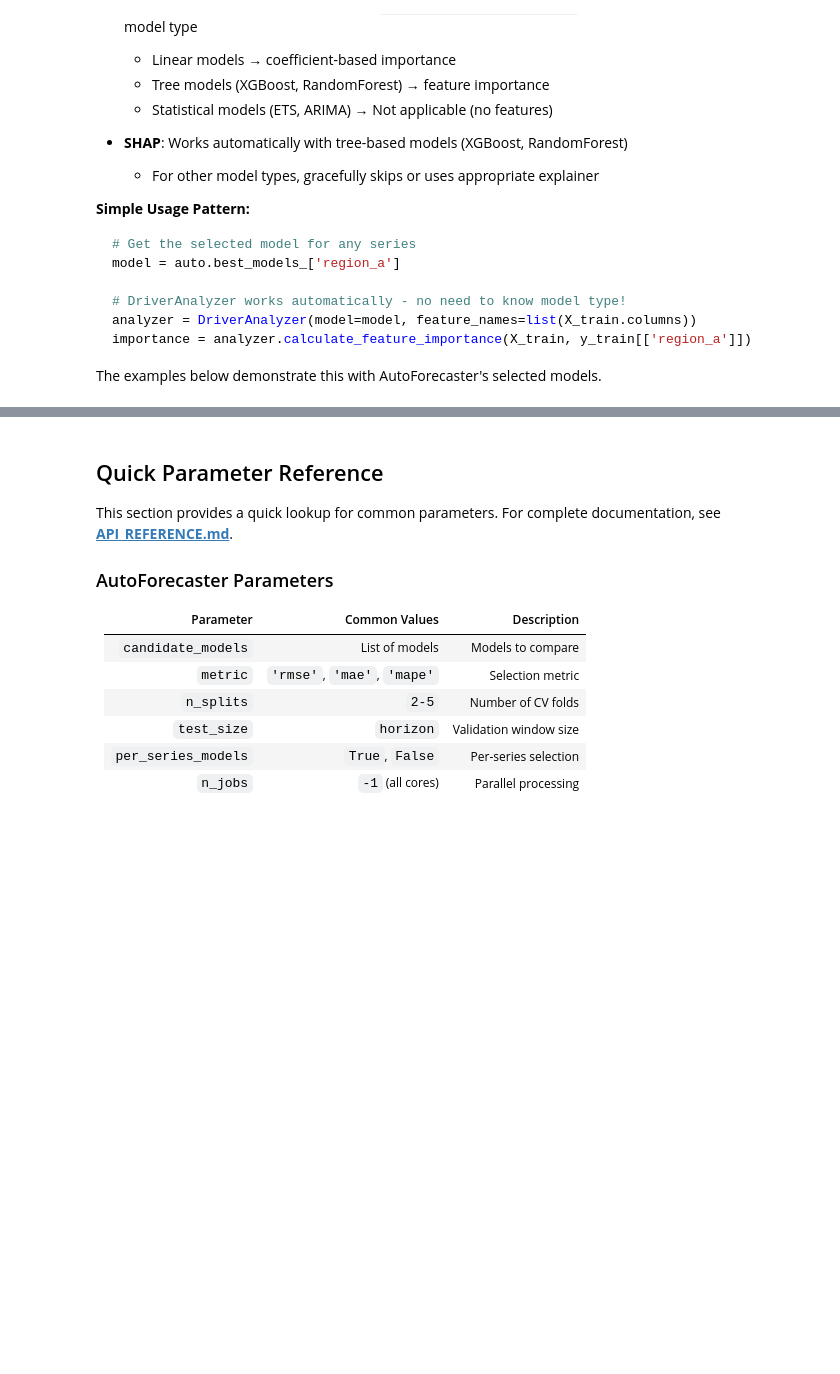
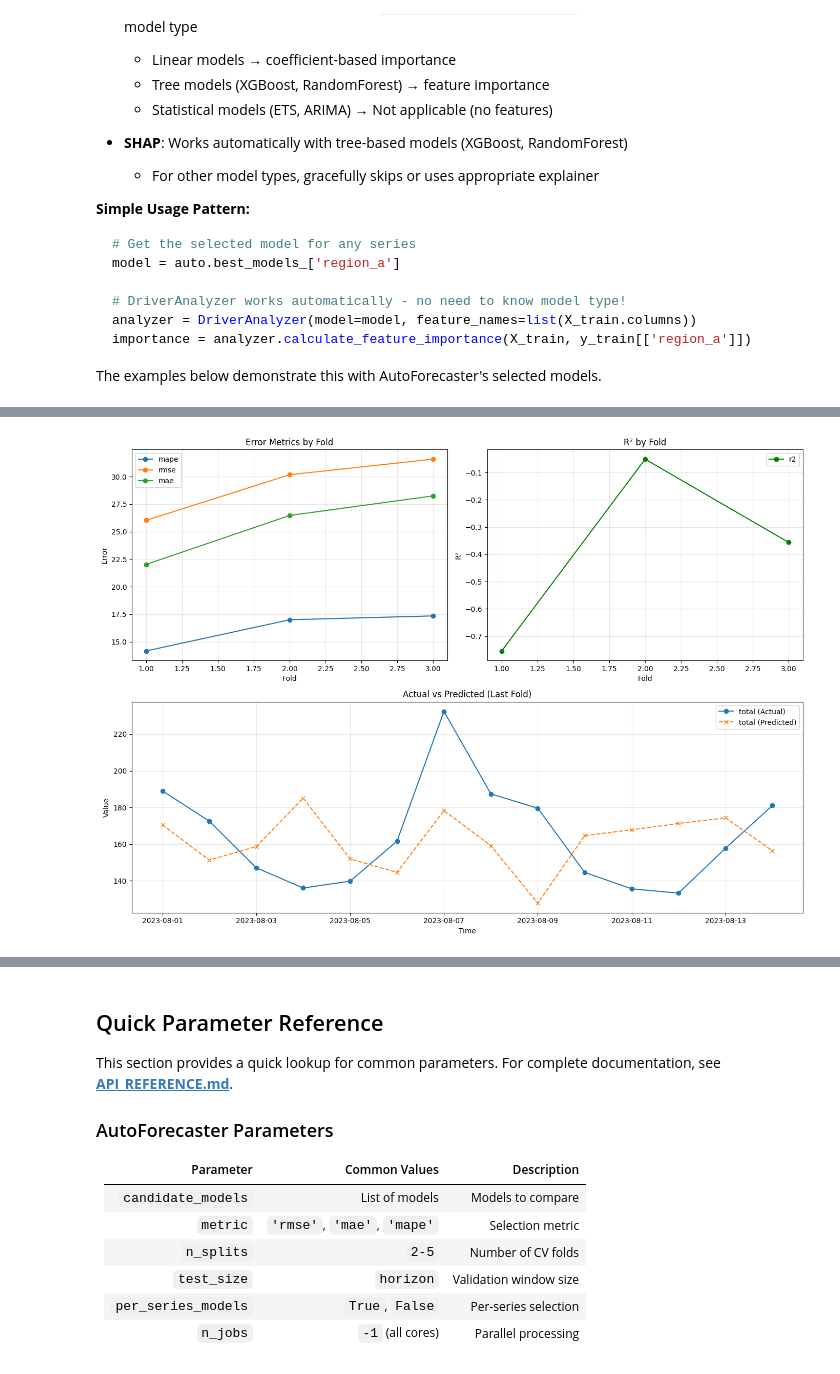
Before and after one commit to weibinxu86/autotsforecast, a Jupyter notebook: autotsforecast/examples/autotsforecast_tutorial.ipynb, the cells around one changed output, grey strips where cells are left out. Cells and saved outputs as stored; diff of their text form; code cells hidden in the pictures; blank space fills up the shorter version.

```diff
--- a/autotsforecast/examples/autotsforecast_tutorial.ipynb
+++ b/autotsforecast/examples/autotsforecast_tutorial.ipynb
@@ -1124,0 +963,85 @@ The examples below demonstrate this with AutoForecaster's selected models.
+# %%
+print("\n## Standalone Backtesting Examples\n")
+
+# Example 1: Backtest a single RandomForest model
+print("Example 1: Backtesting RandomForestForecaster")
+
+rf_model = RandomForestForecaster(horizon=horizon, n_lags=14, n_estimators=200, random_state=42)
+
+# Create BacktestValidator
+validator = BacktestValidator(
+    model=rf_model,
+    n_splits=3,           # 3 CV folds
+    test_size=horizon,    # Each test window = 14 days
+    window_type='expanding'  # Expanding window (recommended)
+)
+
+# Run backtesting on 'total' series
+overall_metrics = validator.run(y_train[['total']], X_train)
+
+print(f"\n✅ Backtesting Complete!")
+print(f"   Overall Metrics (averaged across {validator.n_splits} folds):")
+print(f"   • RMSE:  {overall_metrics['rmse']:.2f}")
+print(f"\n✅ Results (avg across {validator.n_splits} folds): RMSE={overall_metrics['rmse']:.2f}, MAE={overall_metrics['mae']:.2f}, MAPE={overall_metrics['mape']:.2f}%")
+
+# Get fold-by-fold results
+fold_results = validator.get_fold_results()
+print("\n📊 Fold-by-Fold Results:")
+display(fold_results[['fold', 'train_size', 'test_size', 'rmse', 'mae', 'mape', 'r2']])
+
+# Get summary statistics across folds
+fold_results = validator.get_fold_results()
+print("\nFold-by-fold:")
+display(fold_results[['fold', 'rmse', 'mae', 'mape']])
+
+summary = validator.get_summary()
+display(summary[['mean', 'std']])
+validator.plot_results(figsize=(14, 10))
+
+# Example 2: Compare two models manually using BacktestValidator
+print("\n" + "="*80)
+print("2. Manual Model Comparison Using BacktestValidator")
+print("="*80)
+
+print("\nComparing XGBoost vs RandomForest on 'region_a'...")
+# Example 2: Compare two models
+print("\nExample 2: XGBoost vs RandomForest comparison")
+
+# Backtest XGBoost
+xgb_model = XGBoostForecaster(horizon=horizon, n_lags=14, n_estimators=200,
+                               max_depth=5, learning_rate=0.05, random_state=42)
+xgb_validator = BacktestValidator(xgb_model, n_splits=3, test_size=horizon, window_type='expanding')
+xgb_metrics = xgb_validator.run(y_train[['region_a']], X_train)
+
+# Backtest RandomForest
+rf_model2 = RandomForestForecaster(horizon=horizon, n_lags=14, n_estimators=200, random_state=42)
+rf_validator = BacktestValidator(rf_model2, n_splits=3, test_size=horizon, window_type='expanding')
+rf_metrics = rf_validator.run(y_train[['region_a']], X_train)
+
+# Compare results
+comparison_df = pd.DataFrame({
+    'Model': ['XGBoostForecaster', 'RandomForestForecaster'],
+    'RMSE': [xgb_metrics['rmse'], rf_metrics['rmse']],
+    'MAE': [xgb_metrics['mae'], rf_metrics['mae']],
+    'MAPE': [xgb_metrics['mape'], rf_metrics['mape']],
+    'R²': [xgb_metrics['r2'], rf_metrics['r2']]
+})
+
+print("\n📊 Model Comparison Results:")
+display(comparison_df)
+
+winner = 'XGBoostForecaster' if xgb_metrics['rmse'] < rf_metrics['rmse'] else 'RandomForestForecaster'
+display(comparison_df)
+winner = 'XGBoostForecaster' if xgb_metrics['rmse'] < rf_metrics['rmse'] else 'RandomForestForecaster'
+improvement = abs(xgb_metrics['rmse'] - rf_metrics['rmse']) / max(xgb_metrics['rmse'], rf_metrics['rmse']) * 100
+print(f"Winner: {winner} (improvement: {improvement:.1f}%)")
+
+# Example 3: Get predictions for custom analysis
+print("\n" + "="*80)
+print("3. Extract Predictions for Custom Analysis")
+# Example 3: Extract predictions
+print("\nExample 3: Extract predictions for custom analysis")
+actuals, predictions = validator.get_predictions()
+errors = actuals - predictions
+print(f"Extracted {len(actuals)} points: Mean error={errors.mean().values[0]:.2f}, Std={errors.std().values[0]:.2f}")
+# %% [output]
@@ -1124,0 +1075 @@ The examples below demonstrate this with AutoForecaster's selected models.
+[figure, added]
```
Also changed, not shown: parts of 9 cells of this notebook, 4 other files.
